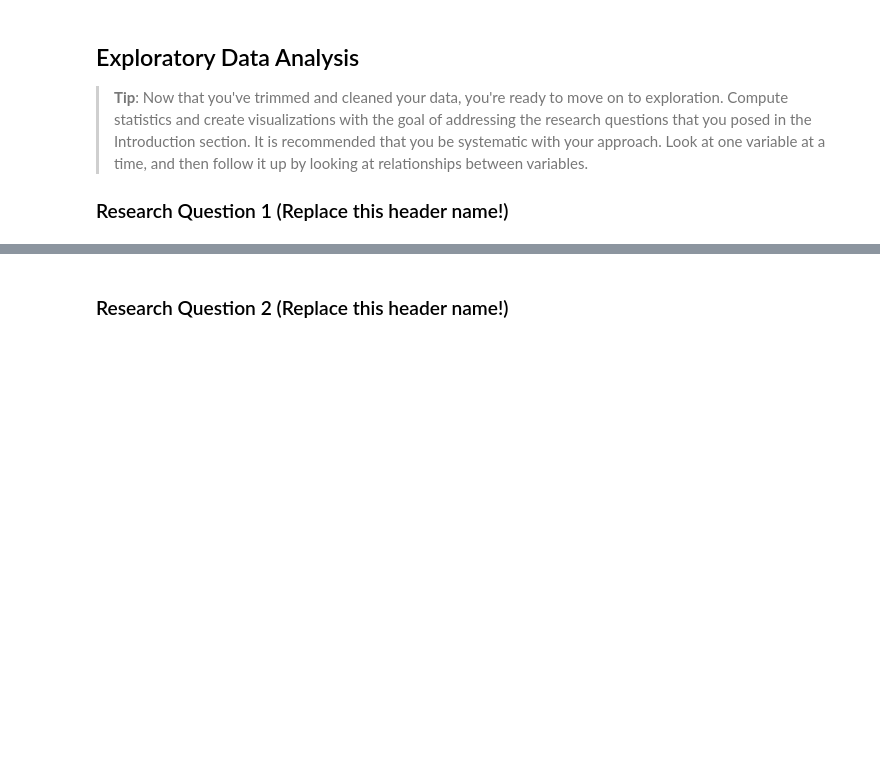
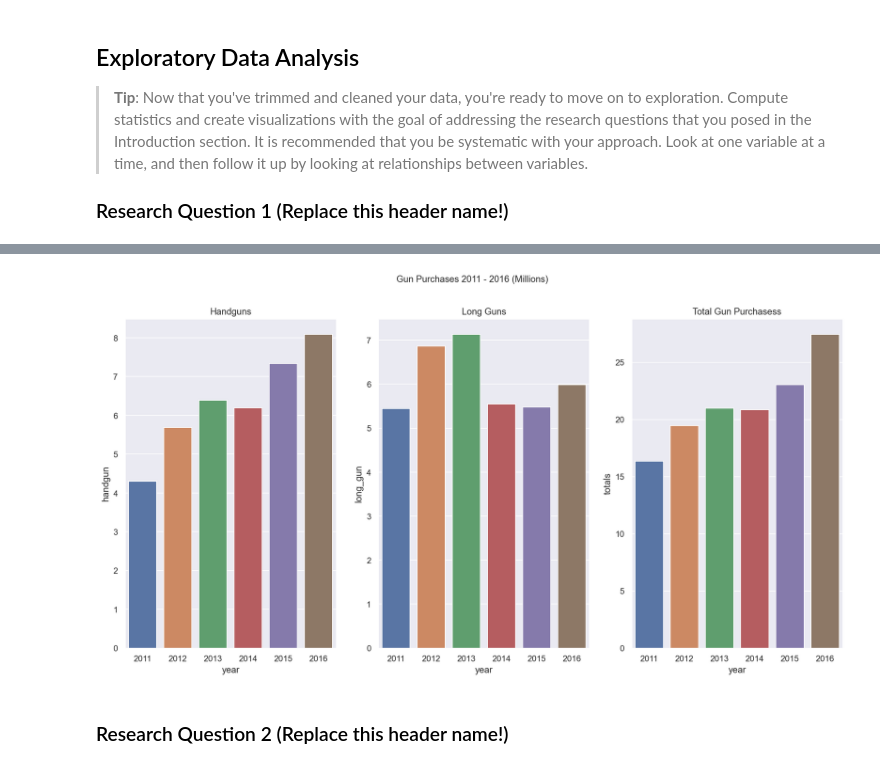
Before and after one commit to GaryLBentley/investigate_dataset, a Jupyter notebook: investigate-a-dataset.ipynb, the cells around one changed output, grey strips where cells are left out. Drawn from its saved outputs; the diff is of its cells as text; code cells hidden in the pictures; blank space fills up the shorter version.

Commit message:
Visualizations updated

```diff
--- a/investigate-a-dataset.ipynb
+++ b/investigate-a-dataset.ipynb
@@ -216,9 +216,12 @@ df_guns.rename(columns={'month':'year'}, inplace=True)
 # Convert year to int
 df_guns['year'] = pd.to_numeric(df_guns['year'])
 
-# Sum all values to the year
-df_guns = df_guns.groupby(['year'], as_index=False).sum()
-df_guns.head()
+# Total guns by year/state
+df_total_guns = df_guns.groupby(['year','state'], as_index=False).sum()
+
+# Total guns by year
+df_total_guns = df_guns.groupby(['year'], as_index=False).sum()
+df_total_guns.head()
 # %% [output]
 |  | year | handgun | long_gun | other | multiple | totals |
 | 0 | 1998 | 219999.0 | 582791.0 | 0.0 | 8720 | 891898 |
@@ -245,0 +234,7 @@ df_guns.head()
+# %%
+# Create df_annual_gun_purchases
+df_annual_gun_purchases = df_total_guns.query('year >= 2011 & year <= 2016')
+df_annual_gun_purchases.set_index('year', inplace=True)
+df_annual_gun_purchases =  df_annual_gun_purchases.div(1000000)
+df_annual_gun_purchases.reset_index(inplace=True)
+df_annual_gun_purchases.head()
@@ -397,3 +380,23 @@ plt.xticks(rotation=45, horizontalalignment='center')
+# %%
+fig, axes = plt.subplots(nrows=1, ncols=3, figsize=(17,8))
+
+fig.suptitle('Gun Purchases 2011 - 2016 (Millions)')
+
+sns.barplot(x='year', y='handgun', data=df_annual_gun_purchases, ax=axes[0], estimator=np.sum)
+axes[0].set_title('Handguns')
+
+sns.barplot(x='year', y='long_gun', data=df_annual_gun_purchases, ax=axes[1], estimator=np.sum)
+axes[1].set_title('Long Guns')
+
+sns.barplot(x='year', y='totals', data=df_annual_gun_purchases, ax=axes[2], estimator=np.sum)
+axes[2].set_title('Total Gun Purchasess')
+
+plt.show()
+
+# https://www.kaggle.com/code/sujan97/data-visualization-quick-guide/notebook
+# https://www.statology.org/seaborn-title/
+# %% [output]
+[figure, added]
 # %% [markdown]
 ### Research Question 2  (Replace this header name!)
 # %%
```
Also changed, not shown: parts of 10 cells of this notebook.
